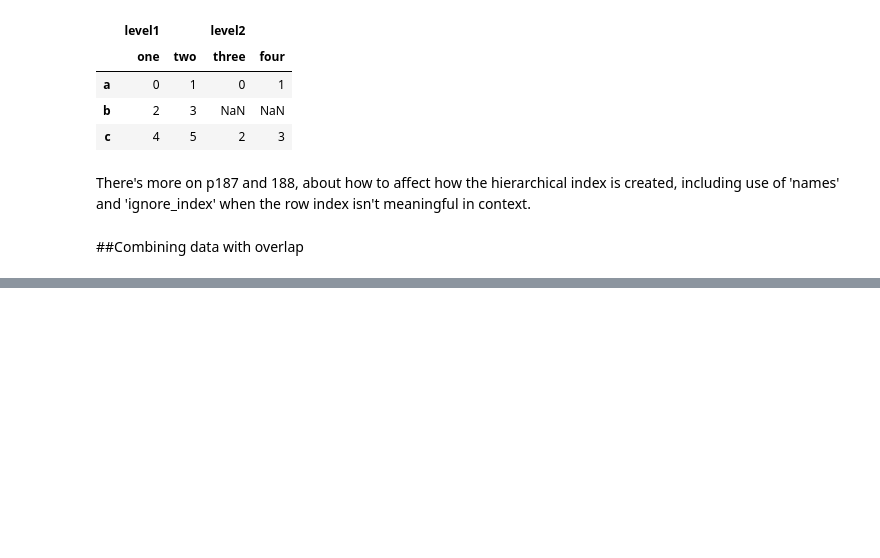
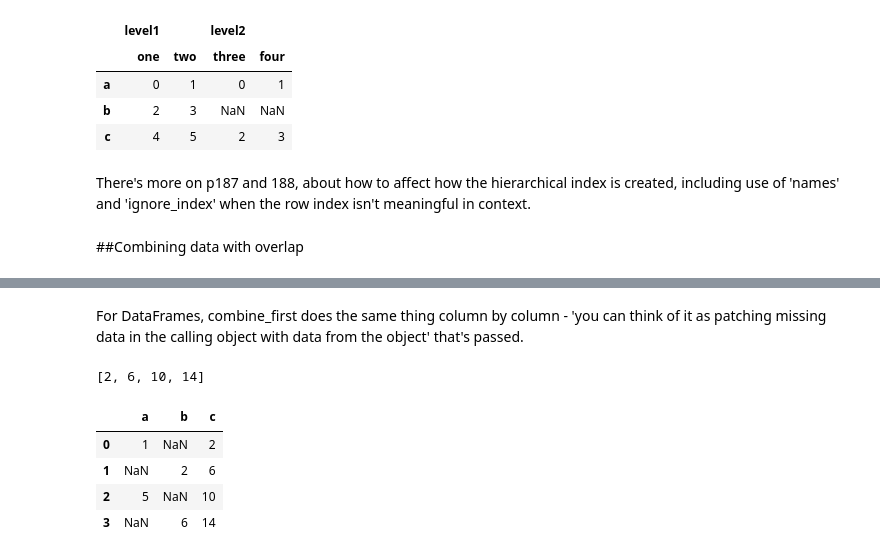
Before and after one commit to aenfield/random, a Jupyter notebook: PythonForDataAnalysisCh7.ipynb, the cells around one changed output, grey strips where cells are left out. Drawn from its saved outputs; the diff is of its cells as text; code cells hidden in the pictures; blank space fills up the shorter version.

```diff
--- a/PythonForDataAnalysisCh7.ipynb
+++ b/PythonForDataAnalysisCh7.ipynb
@@ -501,0 +561,17 @@ There's more on p187 and 188, about how to affect how the hierarchical index is
+# %% [markdown]
+For DataFrames, combine_first does the same thing column by column - 'you can think of it as patching missing data in the calling object with data from the object' that's passed.
+# %%
+list(range(2, 18, 4))
+# %% [output]
+[2, 6, 10, 14]
+# %%
+df1 = DataFrame({'a': [1., np.nan, 5., np.nan],
+                 'b': [np.nan, 2., np.nan, 6.],
+                 'c': range(2, 18, 4)})
+df1
+# %% [output]
+|  | a | b | c |
+| 0 | 1 | NaN | 2 |
+| 1 | NaN | 2 | 6 |
+| 2 | 5 | NaN | 10 |
+| 3 | NaN | 6 | 14 |
```
Also changed, not shown: parts of 21 cells of this notebook.
